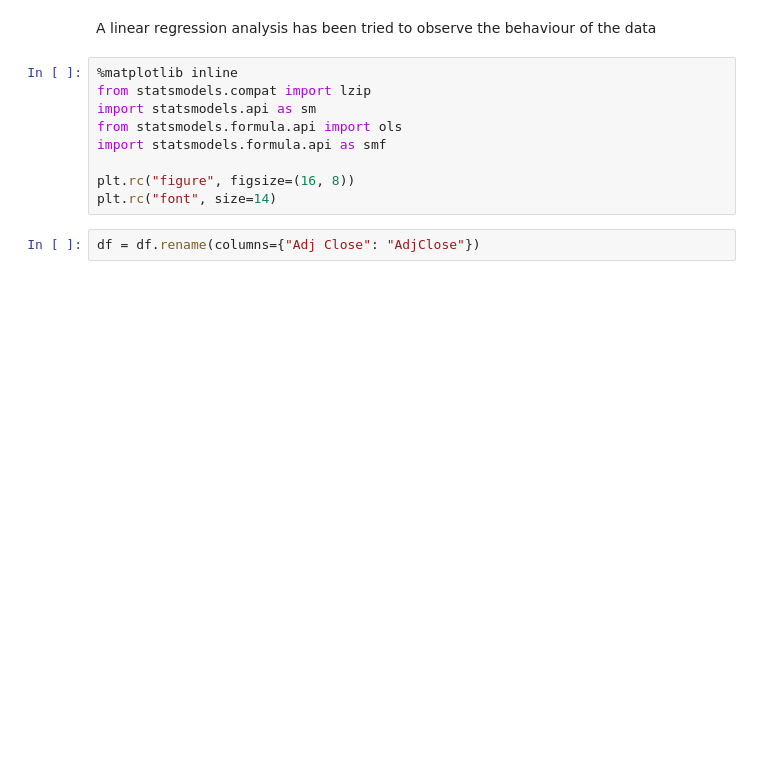
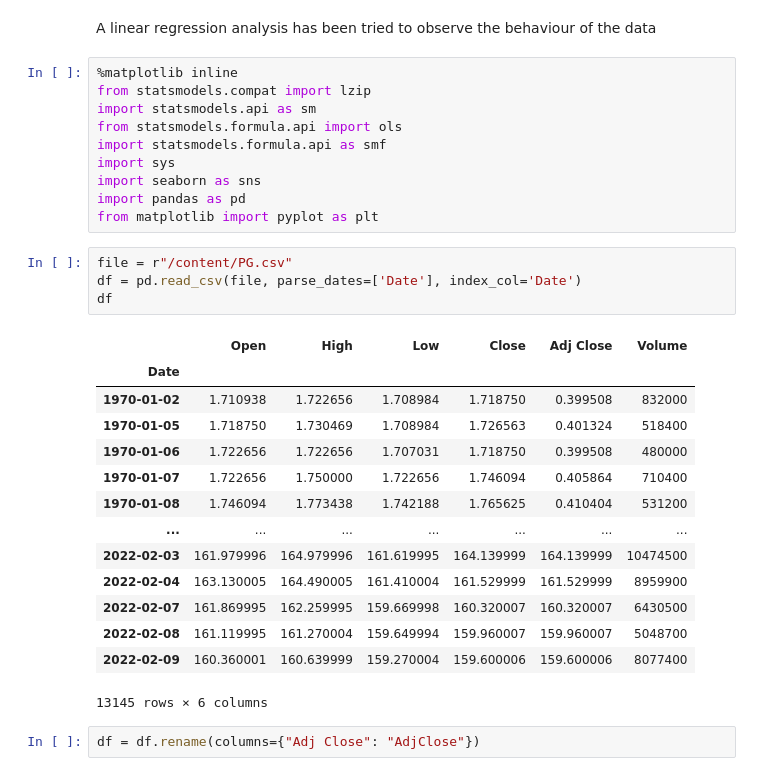
Before and after one commit to francescoliso/Time-Series-Analysis, a Jupyter notebook: 3_Linear_Regression_Analysis.ipynb, the cells around one changed output. Saved outputs shown, nothing was run; the diff lists cells and outputs as text; blank space fills up the shorter version.

```diff
--- a/3_Linear_Regression_Analysis.ipynb
+++ b/3_Linear_Regression_Analysis.ipynb
@@ -10,9 +10,29 @@ from statsmodels.compat import lzip
 import statsmodels.api as sm
 from statsmodels.formula.api import ols
 import statsmodels.formula.api as smf
-
-plt.rc("figure", figsize=(16, 8))
-plt.rc("font", size=14)
+import sys
+import seaborn as sns
+import pandas as pd
+from matplotlib import pyplot as plt
+# %%
+file = r"/content/PG.csv"
+df = pd.read_csv(file, parse_dates=['Date'], index_col='Date')
+df
+# %% [output]
+|  | Open | High | Low | Close | Adj Close | Volume |
+| Date |  |  |  |  |  |  |
+| 1970-01-02 | 1.710938 | 1.722656 | 1.708984 | 1.718750 | 0.399508 | 832000 |
+| 1970-01-05 | 1.718750 | 1.730469 | 1.708984 | 1.726563 | 0.401324 | 518400 |
+| 1970-01-06 | 1.722656 | 1.722656 | 1.707031 | 1.718750 | 0.399508 | 480000 |
+| 1970-01-07 | 1.722656 | 1.750000 | 1.722656 | 1.746094 | 0.405864 | 710400 |
+| 1970-01-08 | 1.746094 | 1.773438 | 1.742188 | 1.765625 | 0.410404 | 531200 |
+| ... | ... | ... | ... | ... | ... | ... |
+| 2022-02-03 | 161.979996 | 164.979996 | 161.619995 | 164.139999 | 164.139999 | 10474500 |
+| 2022-02-04 | 163.130005 | 164.490005 | 161.410004 | 161.529999 | 161.529999 | 8959900 |
+| 2022-02-07 | 161.869995 | 162.259995 | 159.669998 | 160.320007 | 160.320007 | 6430500 |
+| 2022-02-08 | 161.119995 | 161.270004 | 159.649994 | 159.960007 | 159.960007 | 5048700 |
+| 2022-02-09 | 160.360001 | 160.639999 | 159.270004 | 159.600006 | 159.600006 | 8077400 |
+13145 rows × 6 columns
 # %%
 df = df.rename(columns={"Adj Close": "AdjClose"})
 # %%
```
Also changed, not shown: parts of 17 cells of this notebook.
